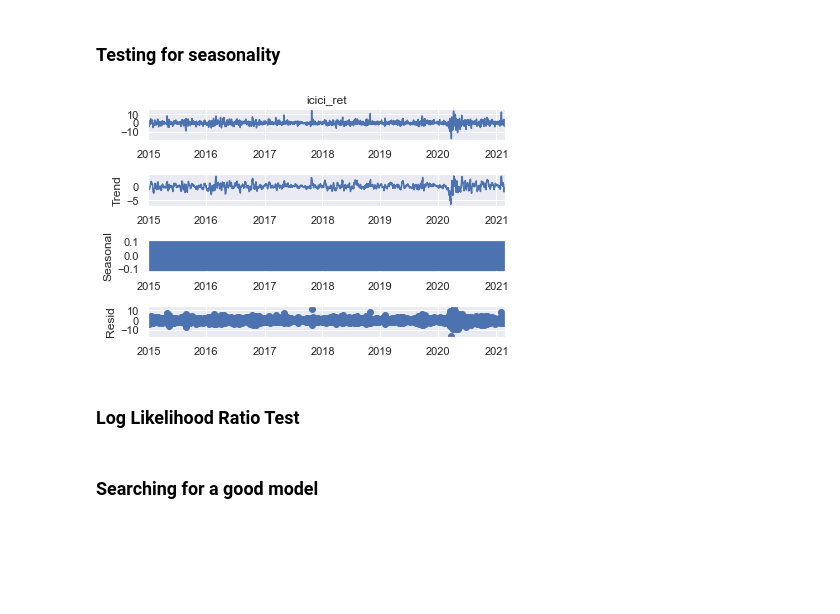
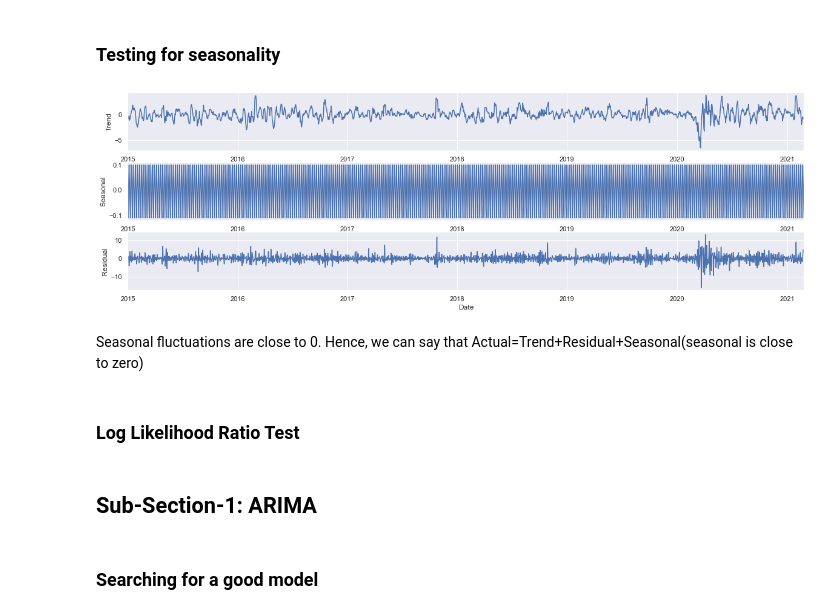
Before and after one commit to sid781/Market-Microstructure, a Jupyter notebook: Forecasting.ipynb, the cells around one changed output. Drawn from its saved outputs; the diff is of its cells as text; code cells hidden in the pictures; blank space fills up the shorter version.

```diff
--- a/Forecasting.ipynb
+++ b/Forecasting.ipynb
@@ -146,11 +174,19 @@ plt.show()
 ### Testing for seasonality
 # %%
 from statsmodels.tsa.seasonal import seasonal_decompose
+fig, (ax1, ax2, ax3) = plt.subplots(3,1,figsize=(20,6))
 season=seasonal_decompose(df.icici_ret[1:], model='additive')
-season.plot()
+season.trend.plot(ax=ax1)
+ax1.set_ylabel("Trend")
+season.seasonal.plot(ax=ax2)
+ax2.set_ylabel("Seasonal")
+season.resid.plot(ax=ax3)
+ax3.set_ylabel("Residual")
 plt.show()
 # %% [output]
-[figure, old version]
+[figure, new version]
+# %% [markdown]
+Seasonal fluctuations are close to 0. Hence, we can say that Actual=Trend+Residual+Seasonal(seasonal is close to zero)
 # %% [markdown]
 ### Log Likelihood Ratio Test
 # %%
@@ -160,5 +196,7 @@ def LLR_test(mod_1, mod_2, df):
     l2=mod_2.llf
     p=chi2.sf(2*(l2-l1), df).round(3)
     return p
+# %% [markdown]
+## Sub-Section-1: ARIMA
 # %% [markdown]
 ### Searching for a good model
```
Also changed, not shown: parts of 60 cells of this notebook.
